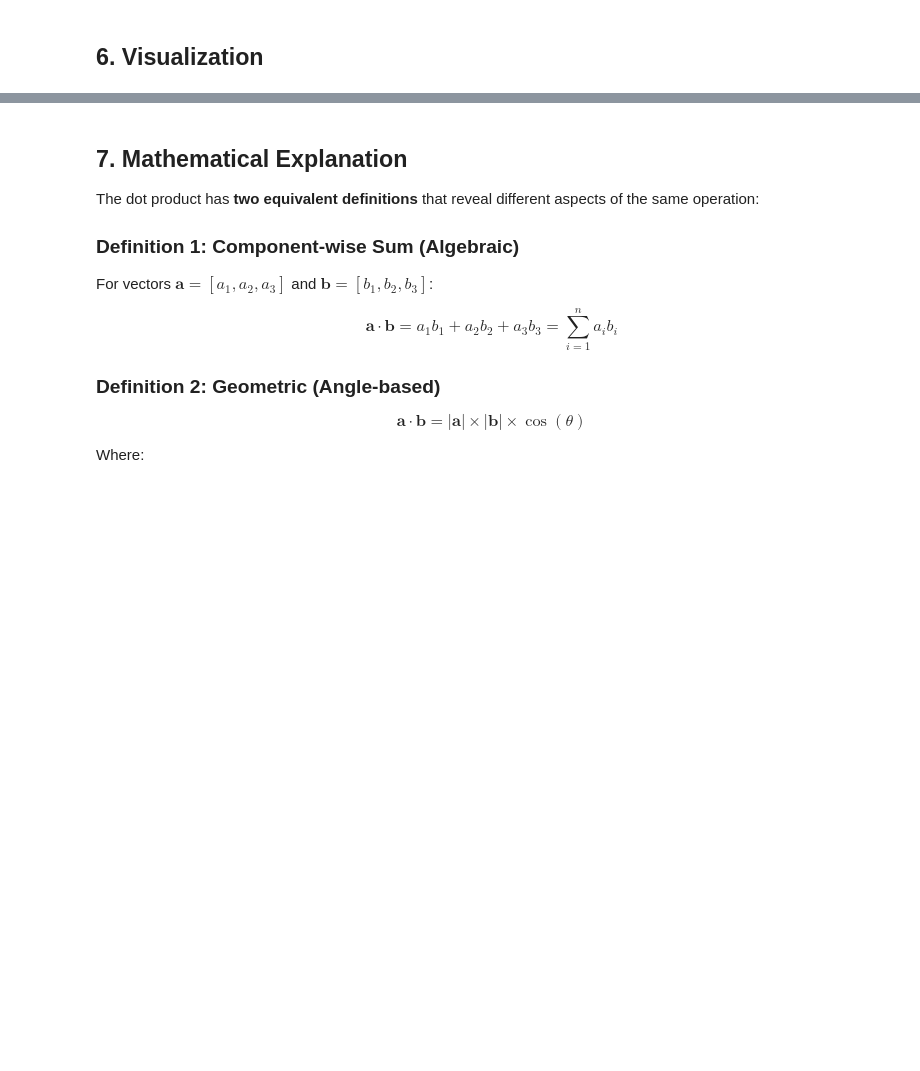
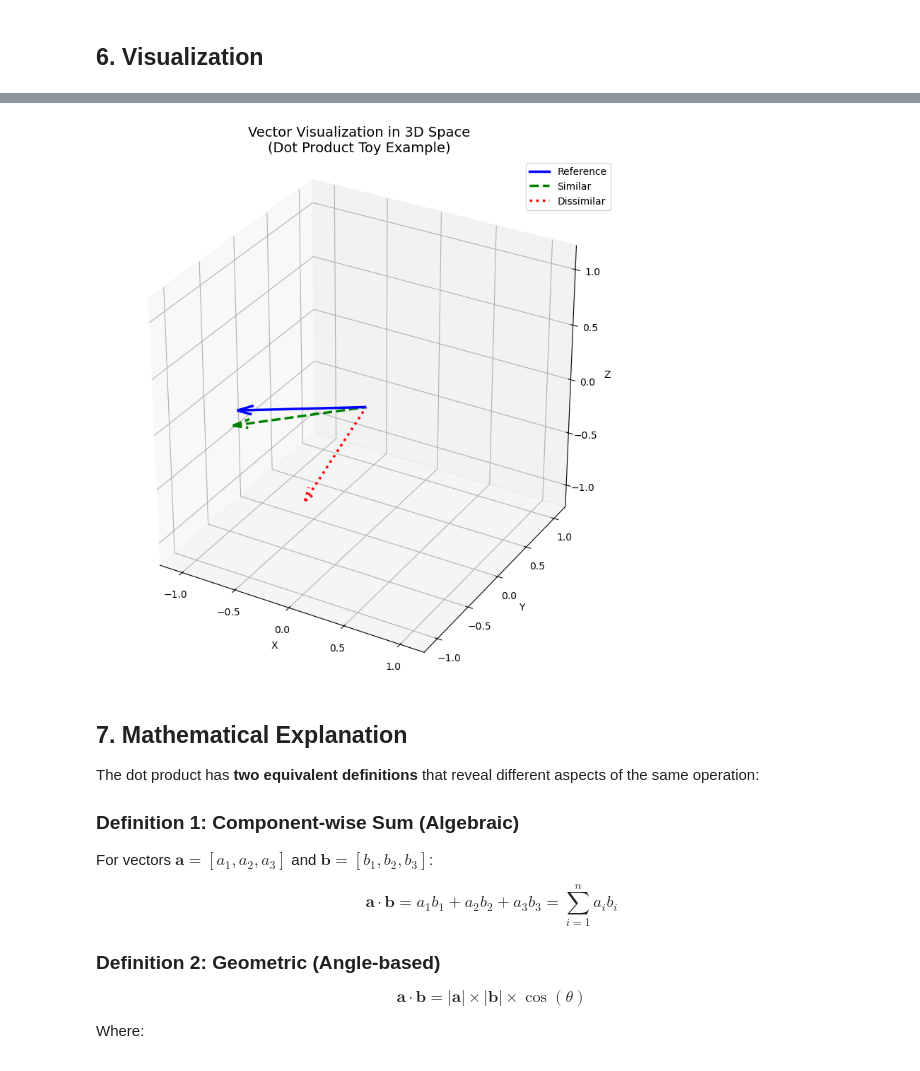
Before and after one commit to joaoppadua/cup_book, a Jupyter notebook: code/dot_product.ipynb, the cells around one changed output, grey strips where cells are left out. Cells and saved outputs as stored; diff of their text form; code cells hidden in the pictures; blank space fills up the shorter version.

Commit message:
Fix Figure 4: distinguish vectors by line style (greyscale/CVD-safe) + fix 3D scaling; export at 300 dpi for CUP
Co-Authored-By: Claude Opus 4.8 (1M context) <noreply@anthropic.com>

```diff
--- a/code/dot_product.ipynb
+++ b/code/dot_product.ipynb
@@ -210,3 +171,58 @@ plt.show()
+# %%
+# Create 3D visualization
+# Vectors are distinguished by BOTH colour AND line style (solid / dashed /
+# dotted) so the figure keeps its meaning in greyscale and for colour-blind
+# readers -- colour is never the only cue. Saved at 300 dpi for print.
+from matplotlib.lines import Line2D
+
+fig = plt.figure(figsize=(12, 8))
+ax = fig.add_subplot(111, projection='3d')
+
+origin = np.array([0, 0, 0])
+
+# (label, vector, colour, line style)
+vector_specs = [
+    ('Reference',  reference_vector,  'blue',  'solid'),
+    ('Similar',    similar_vector,    'green', 'dashed'),
+    ('Dissimilar', dissimilar_vector, 'red',   'dotted'),
+]
+
+for label, vec, colour, ls in vector_specs:
+    ax.quiver(origin[0], origin[1], origin[2],
+              vec[0], vec[1], vec[2],
+              color=colour, linestyle=ls, linewidth=2.5,
+              arrow_length_ratio=0.12)
+
+# Scale fix: matplotlib's 3D quiver does NOT drive axis autoscaling, so we set
+# equal, symmetric limits explicitly. This keeps the arrows inside the box and
+# preserves the true angles between the vectors.
+max_range = np.max(np.abs(np.vstack(
+    [reference_vector, similar_vector, dissimilar_vector]))) * 1.15
+ax.set_xlim(-max_range, max_range)
+ax.set_ylim(-max_range, max_range)
+ax.set_zlim(-max_range, max_range)
+ax.set_box_aspect([1, 1, 1])
+
+ax.set_xlabel('X')
+ax.set_ylabel('Y')
+ax.set_zlabel('Z')
+ax.set_title('Vector Visualization in 3D Space\n(Dot Product Toy Example)',
+             fontsize=14)
+
+# Build the legend from proxy handles so the line styles render correctly
+legend_handles = [
+    Line2D([0], [0], color=colour, linestyle=ls, linewidth=2.5, label=label)
+    for label, vec, colour, ls in vector_specs
+]
+ax.legend(handles=legend_handles, loc='upper right')
+
+plt.tight_layout()
+
+# High-resolution, greyscale-safe copy for the book (>= 300 dpi)
+plt.savefig('../vector_similarity.png', dpi=300, bbox_inches='tight')
+plt.show()
+# %% [output]
+[figure, added]
 # %% [markdown]
 ## 7. Mathematical Explanation
 
```
Also changed, not shown: parts of 1 cell of this notebook, 2 other files.
